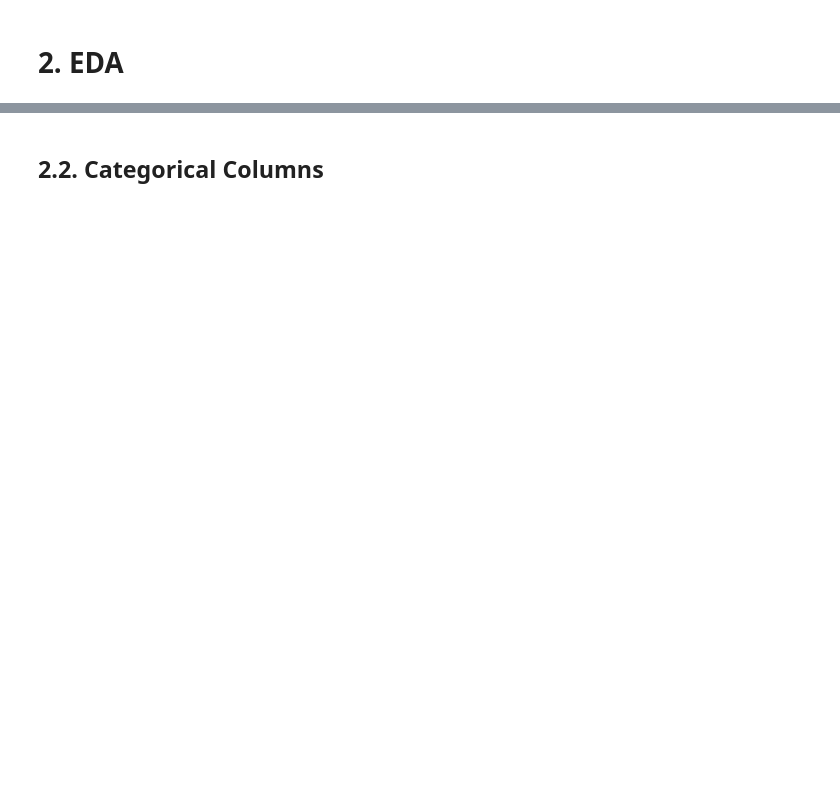
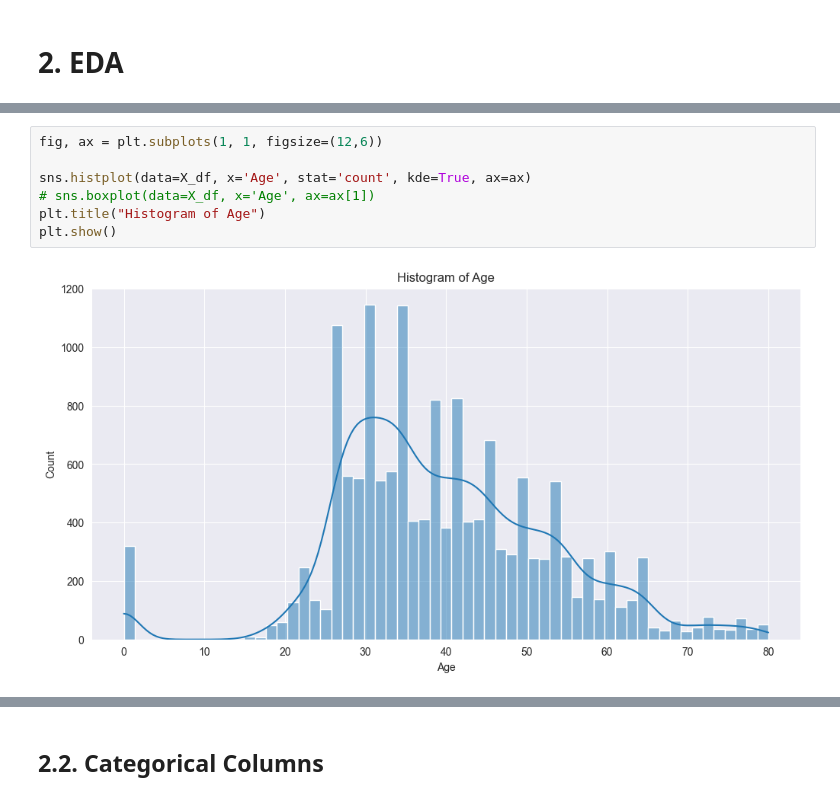
Before and after one commit to aburgosn-ds/ML_claim_fraud_detection, a Jupyter notebook: notebook.ipynb, the cells around one changed output, grey strips where cells are left out. Saved outputs shown, nothing was run; the diff lists cells and outputs as text; blank space fills up the shorter version.

```diff
--- a/notebook.ipynb
+++ b/notebook.ipynb
@@ -110,0 +185,9 @@ df.describe()
+# %%
+fig, ax = plt.subplots(1, 1, figsize=(12,6))
+
+sns.histplot(data=X_df, x='Age', stat='count', kde=True, ax=ax)
+# sns.boxplot(data=X_df, x='Age', ax=ax[1])
+plt.title("Histogram of Age")
+plt.show()
+# %% [output]
+[figure, added]
```
Also changed, not shown: parts of 45 cells of this notebook.
